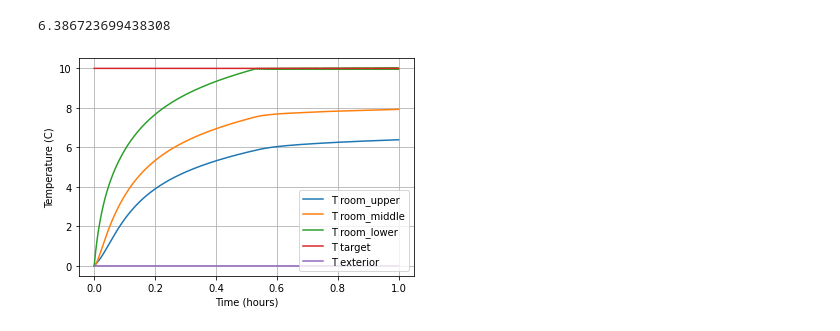
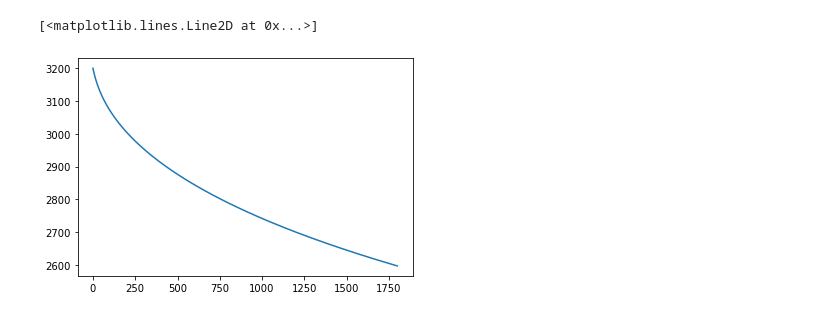
Before and after one commit to l-hemsley/HeatingModel, a Jupyter notebook: ChurchModel.ipynb, the cells around one changed output. Cells and saved outputs as stored; diff of their text form; code cells hidden in the pictures.

```diff
--- a/ChurchModel.ipynb
+++ b/ChurchModel.ipynb
@@ -109,17 +109,7 @@ for t in tqdm(range(N_t_steps)):
-# %%
-# MAKE PLOTS ##########################
-
-t_array=np.arange(0,N_t_steps*t_step,t_step)/(60*60)
-plt.plot(t_array,data_array_T_room_upper,label='T room_upper')
-plt.plot(t_array,data_array_T_room_middle,label='T room_middle')
-plt.plot(t_array,data_array_T_room_lower,label='T room_lower')
-plt.plot(t_array,np.full(N_t_steps,T_target),label='T target')
-plt.plot(t_array,np.full(N_t_steps,T_exterior),label='T exterior')
-plt.legend()
-plt.grid('True')
-plt.xlabel('Time (hours)')
-plt.ylabel('Temperature (C)')
-print(data_array_T_room_upper[-1])
-# %% [output]
-6.386723699438308
-[figure, removed]
+# %%
+plt.plot(data_array_hotspot)
+plt.grid('True')
+plt.ylabel('Qout to hotspot')
+# %% [output]
+[<matplotlib.lines.Line2D at 0x...>]
+[figure, added]
```
Also changed, not shown: parts of 9 cells of this notebook, 3 other files.
